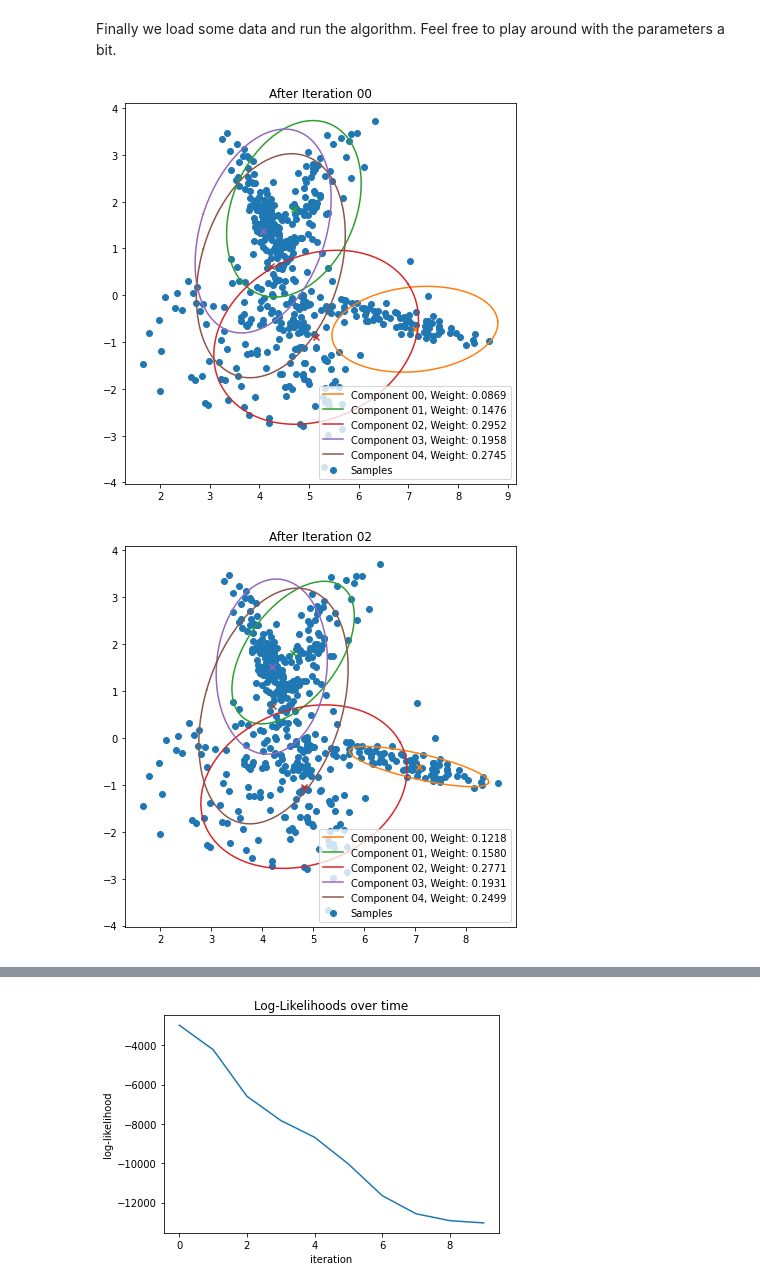
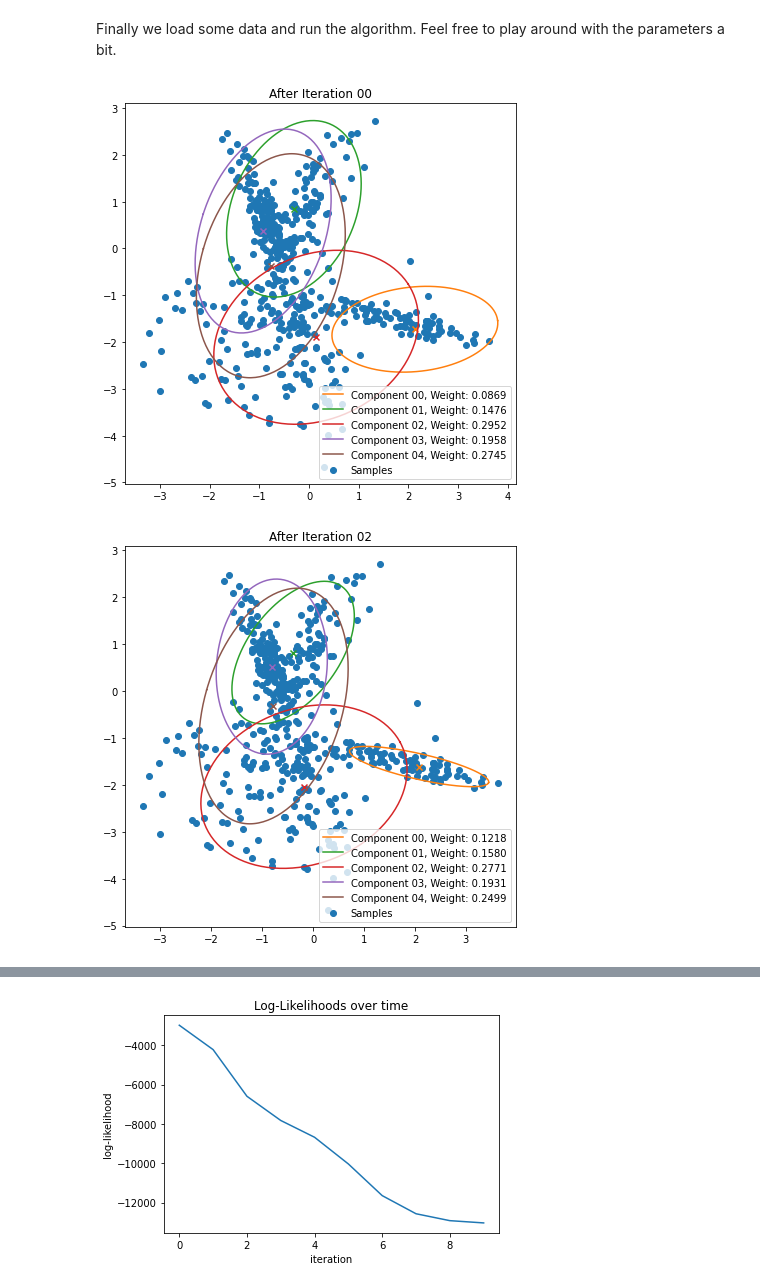
Before and after one commit to vossmalte/KIT-MachineLearning, a Jupyter notebook: Exercise 3/exercise3.ipynb, the cells around one changed output, grey strips where cells are left out. Saved outputs shown, nothing was run; the diff lists cells and outputs as text; code cells hidden in the pictures.

```diff
--- a/Exercise 3/exercise3.ipynb
+++ b/Exercise 3/exercise3.ipynb
@@ -313,8 +313,7 @@ def e_step(samples: np.ndarray, weights: np.ndarray, means: np.ndarray, covarian
     responsibilities = np.zeros((N,num_components))
     for k in range(num_components):
         responsibilities[:,k] = weights[k]*np.exp(gaussian_log_density(samples,means[k],covariances[k]))
-        divisor += responsibilities[:,k]
-    responsibilities =  responsibilities / np.expand_dims(divisor,axis=-1)
+    responsibilities =  responsibilities / np.expand_dims(responsibilities.sum(axis=1),axis=-1)
     return responsibilities
 
 
@@ -340,26 +339,12 @@ def m_step(samples: np.ndarray, responsibilities: np.ndarray) -> Tuple[np.ndarra
     weights = summed_responsibilities / responsibilities.shape[0]
 
     # 2. Update Components
-    #means = responsibilities.T @ samples / np.array([summed_responsibilities,summed_responsibilities]).T
-    means = np.zeros((num_components,dim))
-    #print("resp_shape", responsibilities.shape)
-    #print("sample_shape", samples.shape)
-    for k in range(num_components):
-        means[k] = np.sum(np.array([responsibilities[:,k]]).T*samples,axis=0) / summed_responsibilities[k]
+    means = responsibilities.T @ samples / np.expand_dims(summed_responsibilities,axis=-1)
 
-
-
-    #print("means",means)
-    covariances = np.zeros((num_components,dim,dim))
-    for k in range(num_components):
-        diff = samples-means[k]
-        #print("diff_shape",diff.shape)
-        for i in range(diff.shape[0]):
-            covariances[k] += responsibilities[i][k]*np.outer(diff[i],diff[i])
-        covariances[k] /= summed_responsibilities[k]
-
-
-        #covariances[k] = np.sum(responsibilities[:,k] * diff.T @ diff,axis=0) / summed_responsibilities[k]
+    diff = samples[:,None,:] - means
+    outer = diff[:,:,:,None] * diff[:,:,None,:]
+    weighted_cov = responsibilities[:,:,None,None] * outer
+    covariances = np.sum(weighted_cov, axis=0) / summed_responsibilities[:,None,None]
 
     return (weights,means,covariances)
 # %% [markdown]
@@ -403,30 +387,28 @@ Finally we load some data and run the algorithm. Feel free to play around with t
 # %%
 ## ADAPTABLE PARAMETERS:
 
 np.random.seed(0)
 num_components = 5
 num_iters = 10
 vis_interval = 2
 
 # CHOOSE A DATASET
 #data = np.load("samples_1.npy")
 data = np.load("samples_2.npy")
 #data = np.load("samples_3.npy")
 #data = np.load("samples_u.npy")
-#data = data[:10] #trim
-data += np.array([5,1])
 
 # running and ploting
 final_weights, final_means, final_covariances, log_likeihoods = \
     fit_gaussian_mixture(data, num_components, num_iters, vis_interval)
 visualize_2d_gmm(data, final_weights, final_means, final_covariances, title="Final Model")
 
 plt.figure()
 plt.title("Log-Likelihoods over time")
 plt.plot(log_likeihoods)
 plt.xlabel("iteration")
 plt.ylabel("log-likelihood")
 plt.show()
 # %% [output]
-[figure, old version]
+[figure, new version]
-[figure, old version]
+[figure, new version]
```
Also changed, not shown: parts of 2 cells of this notebook.
